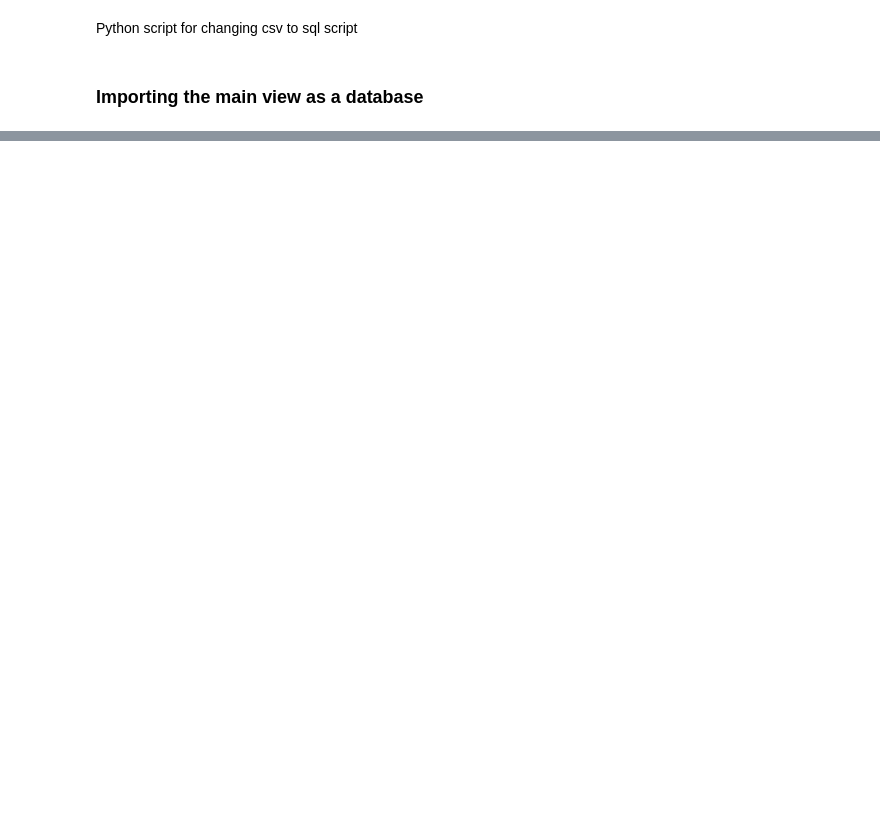
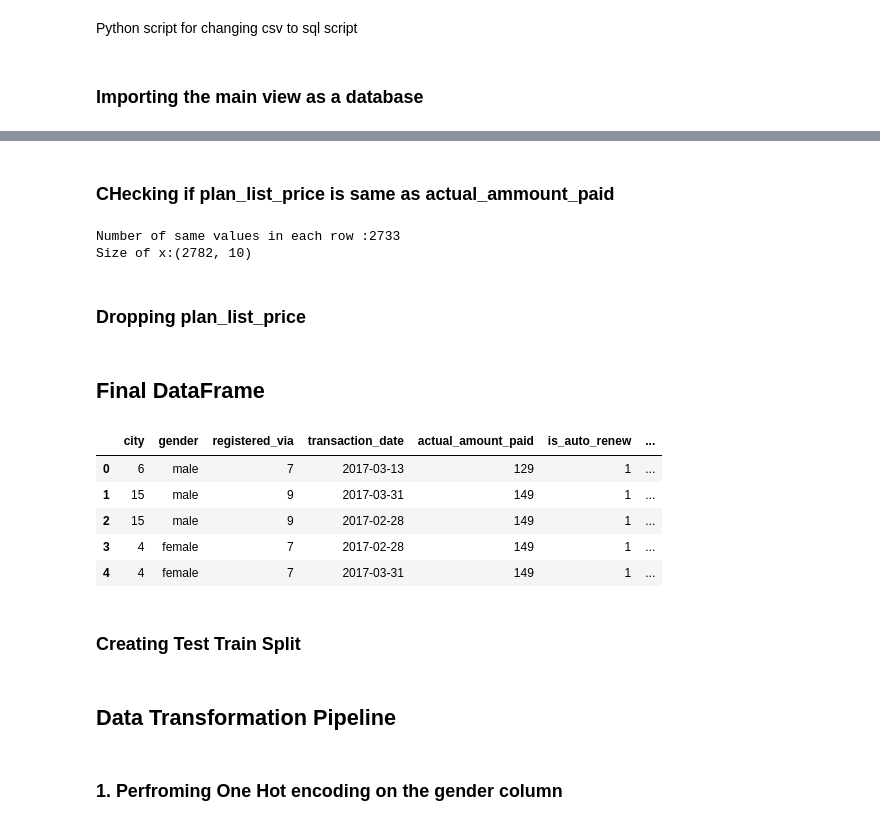
Before and after one commit to apoorvtripathi1999/customer-churn-prediction, a Jupyter notebook: main.ipynb, the cells around one changed output, grey strips where cells are left out. Saved outputs shown, nothing was run; the diff lists cells and outputs as text; code cells hidden in the pictures; blank space fills up the shorter version.

Commit message:
created a data transformation  pipeline

```diff
--- a/main.ipynb
+++ b/main.ipynb
@@ -184,0 +122,3 @@ OperationalError: (pymysql.err.OperationalError) (2003, "Can't connect to MySQL
+# %%
+main_db['transaction_date'] = pd.to_datetime(main_db['transaction_date'],format='%Y%m%d')
+main_db['membership_expire_date'] = pd.to_datetime(main_db['membership_expire_date'], format='%Y%m%d')
@@ -184,0 +127,3 @@ OperationalError: (pymysql.err.OperationalError) (2003, "Can't connect to MySQL
+# %%
+rows, features = main_db.shape
+x, y = np.hsplit(main_db,[features-1])
@@ -184,0 +132,31 @@ OperationalError: (pymysql.err.OperationalError) (2003, "Can't connect to MySQL
+# %%
+x = x.drop(columns=["msno"])
+# %% [markdown]
+### CHecking if plan_list_price is same as actual_ammount_paid
+# %%
+count = 0
+for i in range(0,len(x)):
+    if(x.loc[i,"plan_list_price"] == x.loc[i,"actual_amount_paid"]):
+        count += 1
+print("Number of same values in each row :"+str(count))
+print("Size of x:"+str(x.shape))
+# %% [output]
+Number of same values in each row :2733
+Size of x:(2782, 10)
+# %% [markdown]
+### Dropping plan_list_price
+# %%
+x = x.drop(columns=["plan_list_price"])
+# %% [markdown]
+## Final DataFrame
+# %%
+x.head()
+# %% [output]
+|  | city | gender | registered_via | transaction_date | actual_amount_paid | is_auto_renew | ... |
+| 0 | 6 | male | 7 | 2017-03-13 | 129 | 1 | ... |
+| 1 | 15 | male | 9 | 2017-03-31 | 149 | 1 | ... |
+| 2 | 15 | male | 9 | 2017-02-28 | 149 | 1 | ... |
+| 3 | 4 | female | 7 | 2017-02-28 | 149 | 1 | ... |
+| 4 | 4 | female | 7 | 2017-03-31 | 149 | 1 | ... |
+# %% [markdown]
+### Creating Test Train Split
@@ -184,0 +166,4 @@ OperationalError: (pymysql.err.OperationalError) (2003, "Can't connect to MySQL
+# %% [markdown]
+## Data Transformation Pipeline
+# %% [markdown]
+### 1. Perfroming One Hot encoding on the gender column
```
Also changed, not shown: parts of 45 cells of this notebook.
